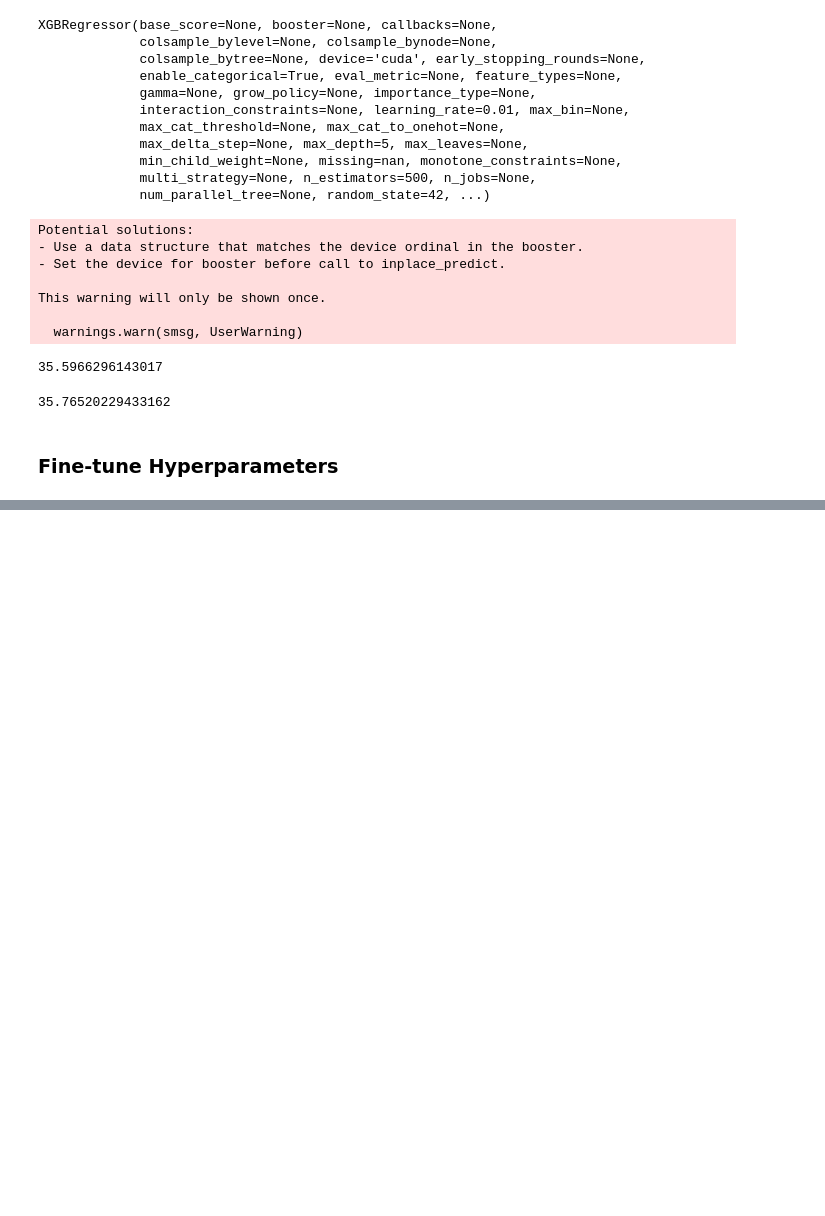
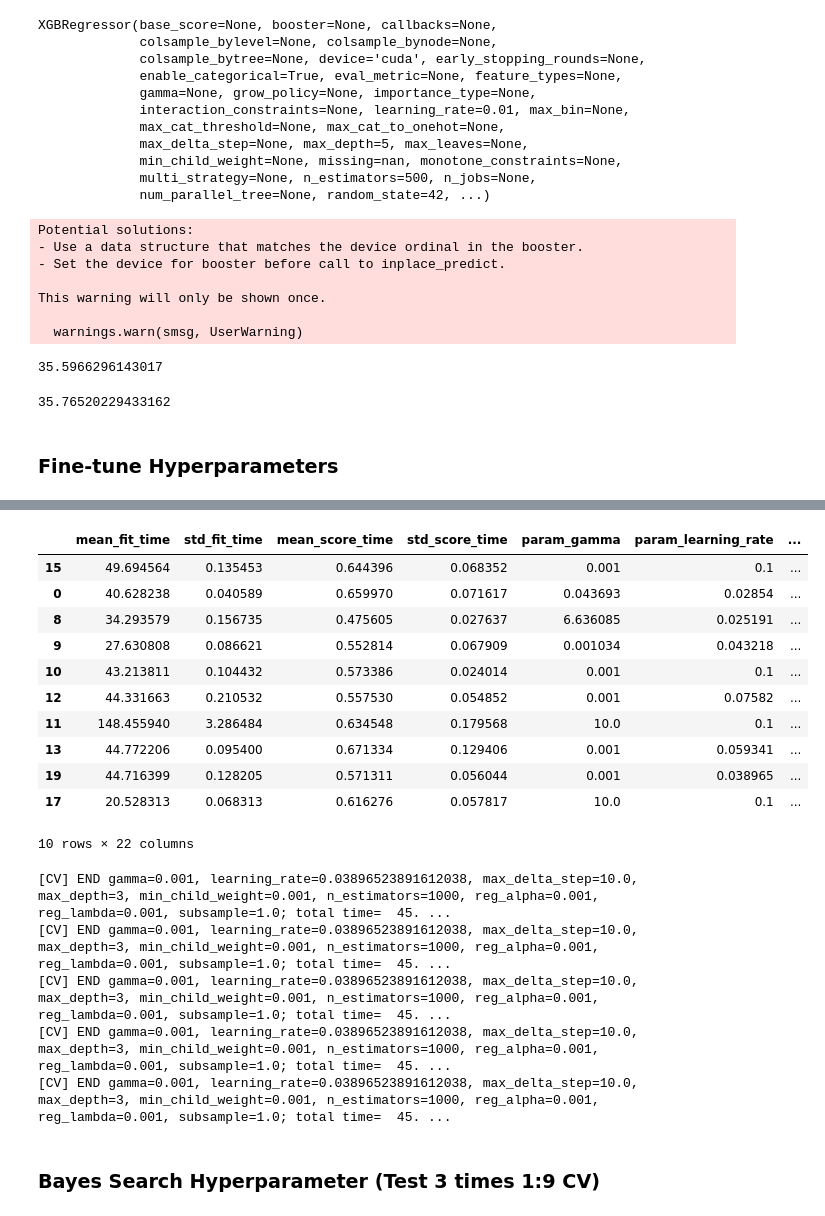
Before and after one commit to MichaelChaoLi-cpu/GallupWellBeingResearch, a Jupyter notebook: Code/AN_XgbModelExperiments_ML.ipynb, the cells around one changed output, grey strips where cells are left out. Cells and saved outputs as stored; diff of their text form; code cells hidden in the pictures; blank space fills up the shorter version.

```diff
--- a/Code/AN_XgbModelExperiments_ML.ipynb
+++ b/Code/AN_XgbModelExperiments_ML.ipynb
@@ -148,0 +237,15 @@ reg_alpha_list = [0, 0.1, 1, 10]
+# %%
+xgb_reg = xgb.XGBRegressor(objective='reg:squarederror',  device = 'cuda', tree_method='hist', random_state=42, enable_categorical=True)
+# %%
+bayes_search = BayesSearchCV(
+    estimator=xgb_reg,
+    search_spaces=param_space,
+    n_iter=20,
+    scoring='r2',
+    cv=5,
+    n_jobs=10,
+    verbose=2,
+    random_state=42
+)
+# %%
+bayes_search.fit(X, y)
@@ -148,0 +365,24 @@ reg_alpha_list = [0, 0.1, 1, 10]
+# %%
+CV_result = bayes_search.cv_results_
+# %%
+pd.DataFrame(CV_result).sort_values(by='rank_test_score', ascending=True).head(10)
+# %% [output]
+|  | mean_fit_time | std_fit_time | mean_score_time | std_score_time | param_gamma | param_learning_rate | ... |
+| 15 | 49.694564 | 0.135453 | 0.644396 | 0.068352 | 0.001 | 0.1 | ... |
+| 0 | 40.628238 | 0.040589 | 0.659970 | 0.071617 | 0.043693 | 0.02854 | ... |
+| 8 | 34.293579 | 0.156735 | 0.475605 | 0.027637 | 6.636085 | 0.025191 | ... |
+| 9 | 27.630808 | 0.086621 | 0.552814 | 0.067909 | 0.001034 | 0.043218 | ... |
+| 10 | 43.213811 | 0.104432 | 0.573386 | 0.024014 | 0.001 | 0.1 | ... |
+| 12 | 44.331663 | 0.210532 | 0.557530 | 0.054852 | 0.001 | 0.07582 | ... |
+| 11 | 148.455940 | 3.286484 | 0.634548 | 0.179568 | 10.0 | 0.1 | ... |
+| 13 | 44.772206 | 0.095400 | 0.671334 | 0.129406 | 0.001 | 0.059341 | ... |
+| 19 | 44.716399 | 0.128205 | 0.571311 | 0.056044 | 0.001 | 0.038965 | ... |
+| 17 | 20.528313 | 0.068313 | 0.616276 | 0.057817 | 10.0 | 0.1 | ... |
+10 rows × 22 columns
+[CV] END gamma=0.001, learning_rate=0.03896523891612038, max_delta_step=10.0, max_depth=3, min_child_weight=0.001, n_estimators=1000, reg_alpha=0.001, reg_lambda=0.001, subsample=1.0; total time=  45. ...
+[CV] END gamma=0.001, learning_rate=0.03896523891612038, max_delta_step=10.0, max_depth=3, min_child_weight=0.001, n_estimators=1000, reg_alpha=0.001, reg_lambda=0.001, subsample=1.0; total time=  45. ...
+[CV] END gamma=0.001, learning_rate=0.03896523891612038, max_delta_step=10.0, max_depth=3, min_child_weight=0.001, n_estimators=1000, reg_alpha=0.001, reg_lambda=0.001, subsample=1.0; total time=  45. ...
+[CV] END gamma=0.001, learning_rate=0.03896523891612038, max_delta_step=10.0, max_depth=3, min_child_weight=0.001, n_estimators=1000, reg_alpha=0.001, reg_lambda=0.001, subsample=1.0; total time=  45. ...
+[CV] END gamma=0.001, learning_rate=0.03896523891612038, max_delta_step=10.0, max_depth=3, min_child_weight=0.001, n_estimators=1000, reg_alpha=0.001, reg_lambda=0.001, subsample=1.0; total time=  45. ...
+# %% [markdown]
+### Bayes Search Hyperparameter (Test 3 times 1:9 CV)
```
Also changed, not shown: parts of 17 cells of this notebook, 6 other files.
